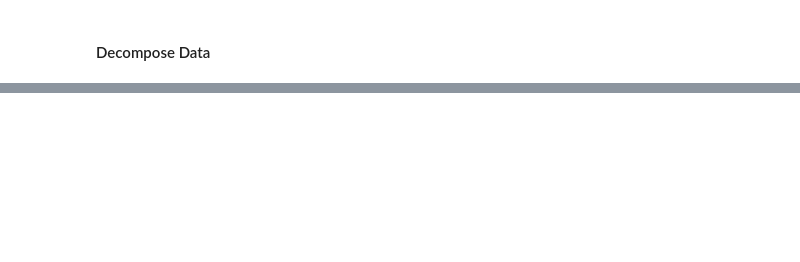
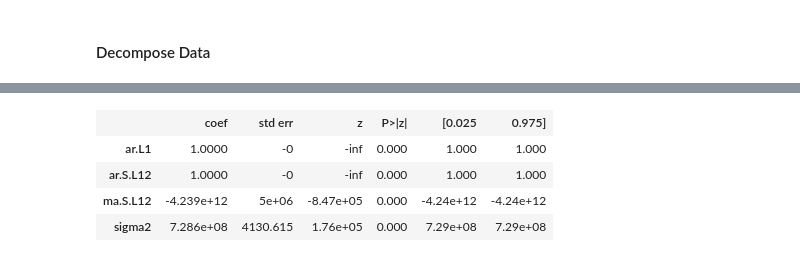
Before and after one commit to samar14641/timeseries-101, a Jupyter notebook: superstore.ipynb, the cells around one changed output, grey strips where cells are left out. Cells and saved outputs as stored; diff of their text form; code cells hidden in the pictures; blank space fills up the shorter version.

```diff
--- a/superstore.ipynb
+++ b/superstore.ipynb
@@ -249,0 +332,12 @@ plt.close()
+# %%
+selected_model = sm.tsa.statespace.SARIMAX(month_s, order = min_pdq, seasonal_order = min_seasonal_pdq, enforce_stationary = False, enforce_invertibility = False)
+
+res = selected_model.fit()
+
+res.summary().tables[1]
+# %% [output]
+|  | coef | std err | z | P>|z| | [0.025 | 0.975] |
+| ar.L1 | 1.0000 | -0 | -inf | 0.000 | 1.000 | 1.000 |
+| ar.S.L12 | 1.0000 | -0 | -inf | 0.000 | 1.000 | 1.000 |
+| ma.S.L12 | -4.239e+12 | 5e+06 | -8.47e+05 | 0.000 | -4.24e+12 | -4.24e+12 |
+| sigma2 | 7.286e+08 | 4130.615 | 1.76e+05 | 0.000 | 7.29e+08 | 7.29e+08 |
```
Also changed, not shown: parts of 11 cells of this notebook.
